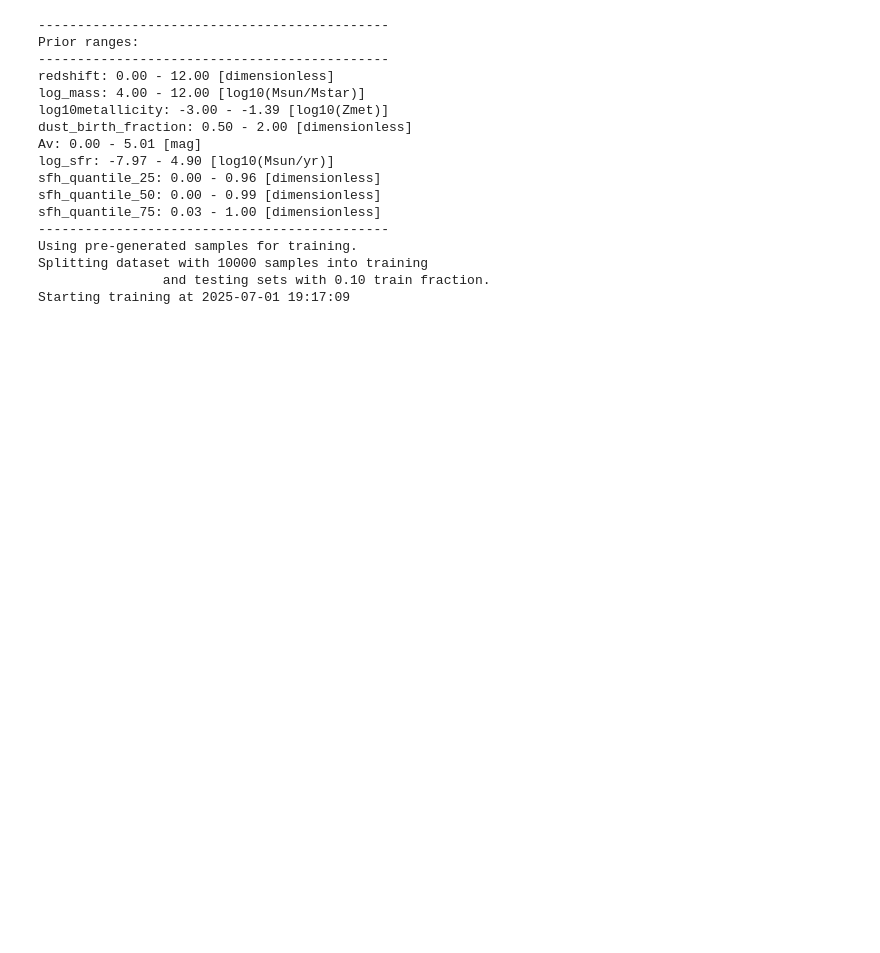
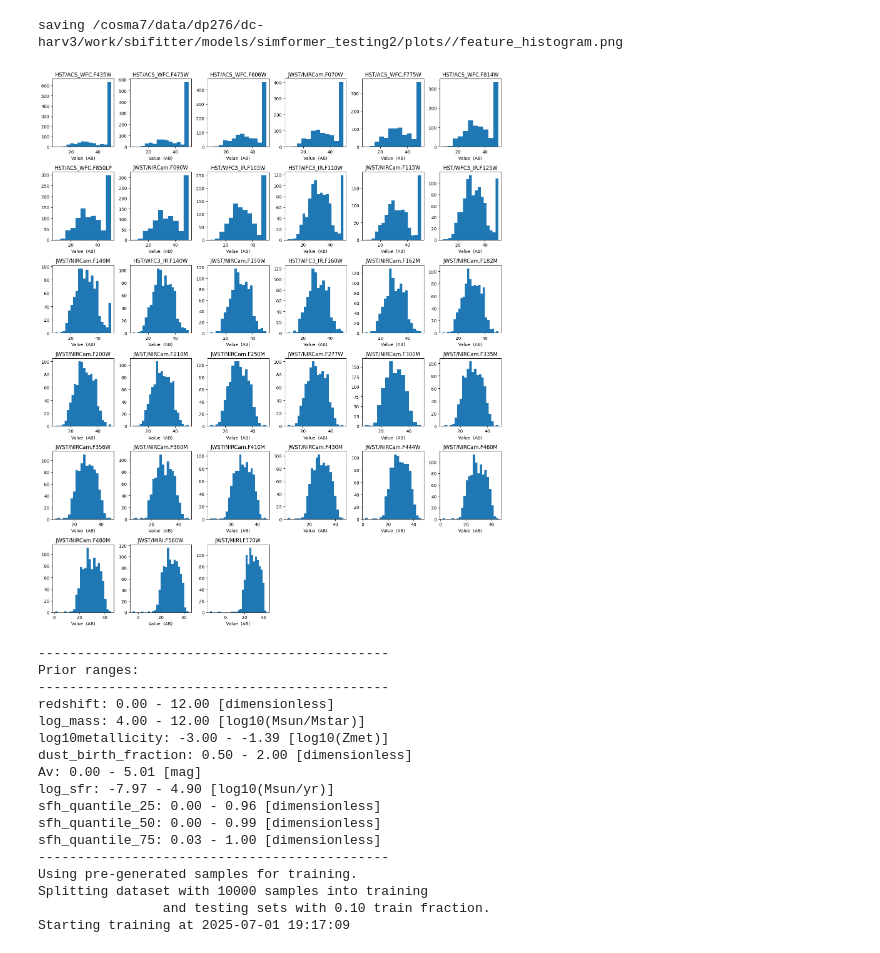
Before and after one commit to synthesizer-project/synference, a Jupyter notebook: examples/simformer/integrated_simformer_testing.ipynb, the cells around one changed output. Saved outputs shown, nothing was run; the diff lists cells and outputs as text; code cells hidden in the pictures; blank space fills up the shorter version.

```diff
--- a/examples/simformer/integrated_simformer_testing.ipynb
+++ b/examples/simformer/integrated_simformer_testing.ipynb
@@ -34,3 +74,8 @@ JWST/MIRI.F770W: -27.725411 - 43.647 AB
+# %%
+fitter.plot_histogram_feature_array();
+# %% [output]
+saving /cosma7/data/dp276/dc-harv3/work/sbifitter/models/simformer_testing2/plots//feature_histogram.png
+[figure, added]
 # %%
 fitter.run_single_sbi()
 # %% [output]
```
Also changed, not shown: parts of 5 cells of this notebook, 10 other files.
